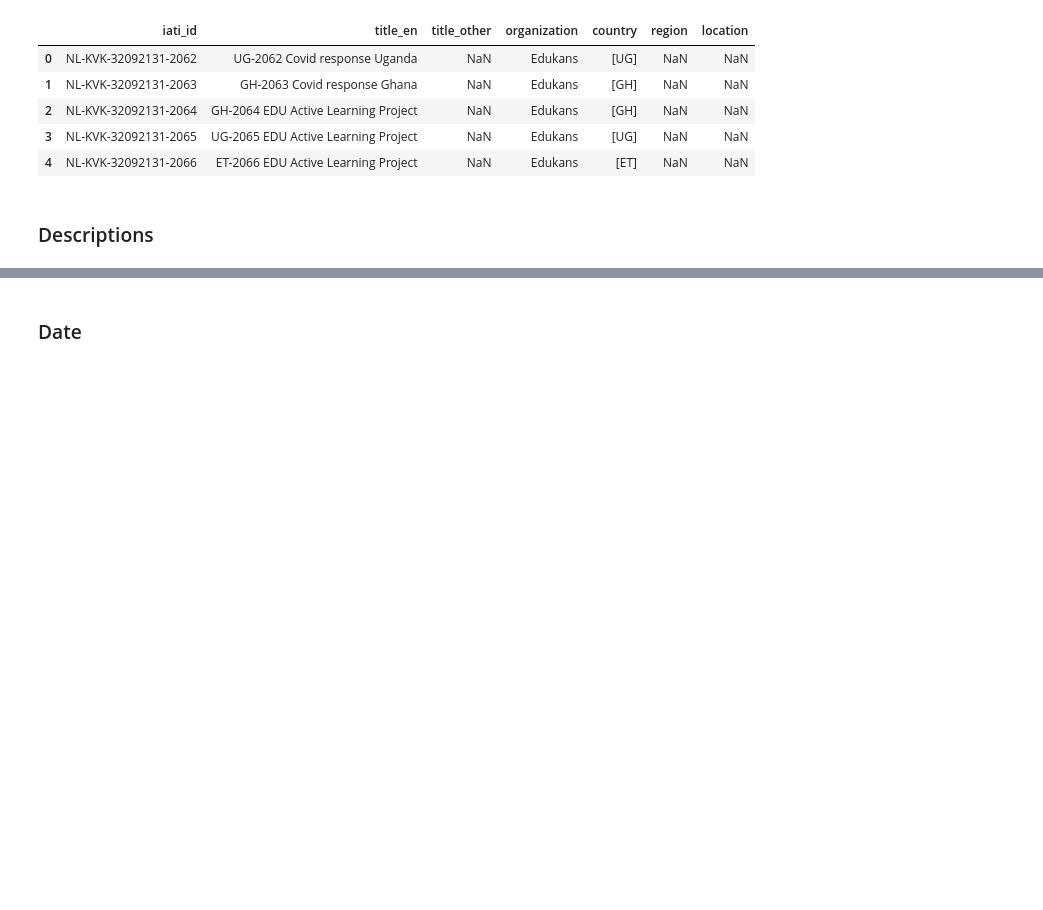
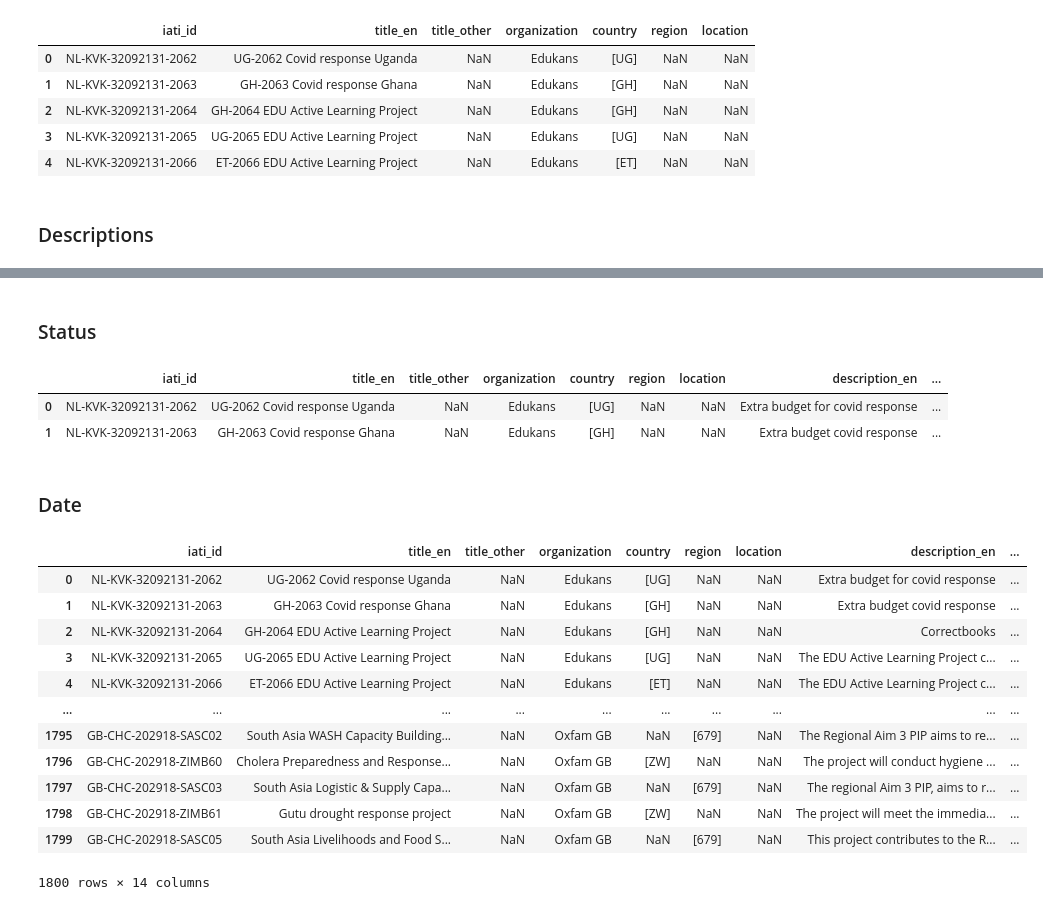
Before and after one commit to JanMuehlnikel/NLP-Development-Banks-Collaboration-Analyzer, a Jupyter notebook: data/preprocessing/transform_json.ipynb, the cells around one changed output, grey strips where cells are left out. Saved outputs shown, nothing was run; the diff lists cells and outputs as text; code cells hidden in the pictures; blank space fills up the shorter version.

Commit message:
extracted cs3 and cr5

```diff
--- a/data/preprocessing/transform_json.ipynb
+++ b/data/preprocessing/transform_json.ipynb
@@ -214,29 +214,77 @@ trans_df.head(5)
+# %% [markdown]
+### Status
+# %%
+# https://iatistandard.org/en/iati-standard/203/codelists/activitystatus/
+activity_status = {
+    1: "Pipeline/identification",
+    2: "Implementation",
+    3: "Finalisation",
+    4: "Closed",
+    5: "Cancelled",
+    6: "Suspended"
+}
+
+trans_df["status"] = df.activity_status_code
+trans_df['status'] = trans_df['status'].replace(activity_status)
+
+trans_df.head(2)
+# %% [output]
+|  | iati_id | title_en | title_other | organization | country | region | location | description_en | ... |
+| 0 | NL-KVK-32092131-2062 | UG-2062 Covid response Uganda | NaN | Edukans | [UG] | NaN | NaN | Extra budget for covid response | ... |
+| 1 | NL-KVK-32092131-2063 | GH-2063 Covid response Ghana | NaN | Edukans | [GH] | NaN | NaN | Extra budget covid response | ... |
 # %% [markdown]
 ### Date
 # %%
 #############
 # Date Type #
 #############
 
 # One Hot
 # 1 -> Yes
 # 0 -> No
 
 # Codes:
 # 1 Planned start
 # 2 Actual start
 # 3 Planned end
 # 4 Actual end
 
 trans_df["planned_start"] = "NaN"
 trans_df["actual_start"] = "NaN"
 trans_df["planned_end"] = "NaN"
 trans_df["actual_end"] = "NaN"
 
+date_types = {
+    1: "planned_start",
+    2: "actual_start",
+    3: "planned_end",
+    4: "actual_end"
+}
+
 for index, row in df.iterrows():
-    dtype_list = row['activity_date_type']
-    # nan in pandas is type float
-    # check if nan and if yes take first entry in lang
-    if isinstance(lang_list, float):
-        if isinstance(descr_row, float):
-            trans_df["description_en"][index] = "NaN"
+    dtype_list = row["activity_date_type"]
+    iso_date_list = row["activity_date_iso_date"]
+
+    combined_list = list(zip(dtype_list, iso_date_list))
+
+    # replace nums with column names from date_types
+    combined_list = [(date_types[int(t[0])], t[1]) for t in combined_list]
+
+    for i in combined_list:
+        trans_df[i[0]] = i[1]
+
+trans_df.head(1800)
+# %% [output]
+|  | iati_id | title_en | title_other | organization | country | region | location | description_en | ... |
+| 0 | NL-KVK-32092131-2062 | UG-2062 Covid response Uganda | NaN | Edukans | [UG] | NaN | NaN | Extra budget for covid response | ... |
+| 1 | NL-KVK-32092131-2063 | GH-2063 Covid response Ghana | NaN | Edukans | [GH] | NaN | NaN | Extra budget covid response | ... |
+| 2 | NL-KVK-32092131-2064 | GH-2064 EDU Active Learning Project | NaN | Edukans | [GH] | NaN | NaN | Correctbooks | ... |
+| 3 | NL-KVK-32092131-2065 | UG-2065 EDU Active Learning Project | NaN | Edukans | [UG] | NaN | NaN | The EDU Active Learning Project c... | ... |
+| 4 | NL-KVK-32092131-2066 | ET-2066 EDU Active Learning Project | NaN | Edukans | [ET] | NaN | NaN | The EDU Active Learning Project c... | ... |
+| ... | ... | ... | ... | ... | ... | ... | ... | ... | ... |
+| 1795 | GB-CHC-202918-SASC02 | South Asia WASH Capacity Building... | NaN | Oxfam GB | NaN | [679] | NaN | The Regional Aim 3 PIP aims to re... | ... |
+| 1796 | GB-CHC-202918-ZIMB60 | Cholera Preparedness and Response... | NaN | Oxfam GB | [ZW] | NaN | NaN | The project will conduct hygiene ... | ... |
+| 1797 | GB-CHC-202918-SASC03 | South Asia Logistic & Supply Capa... | NaN | Oxfam GB | NaN | [679] | NaN | The regional Aim 3 PIP, aims to r... | ... |
+| 1798 | GB-CHC-202918-ZIMB61 | Gutu drought response project | NaN | Oxfam GB | [ZW] | NaN | NaN | The project will meet the immedia... | ... |
+| 1799 | GB-CHC-202918-SASC05 | South Asia Livelihoods and Food S... | NaN | Oxfam GB | NaN | [679] | NaN | This project contributes to the R... | ... |
+1800 rows × 14 columns
```
Also changed, not shown: parts of 9 cells of this notebook, 2 other files.
